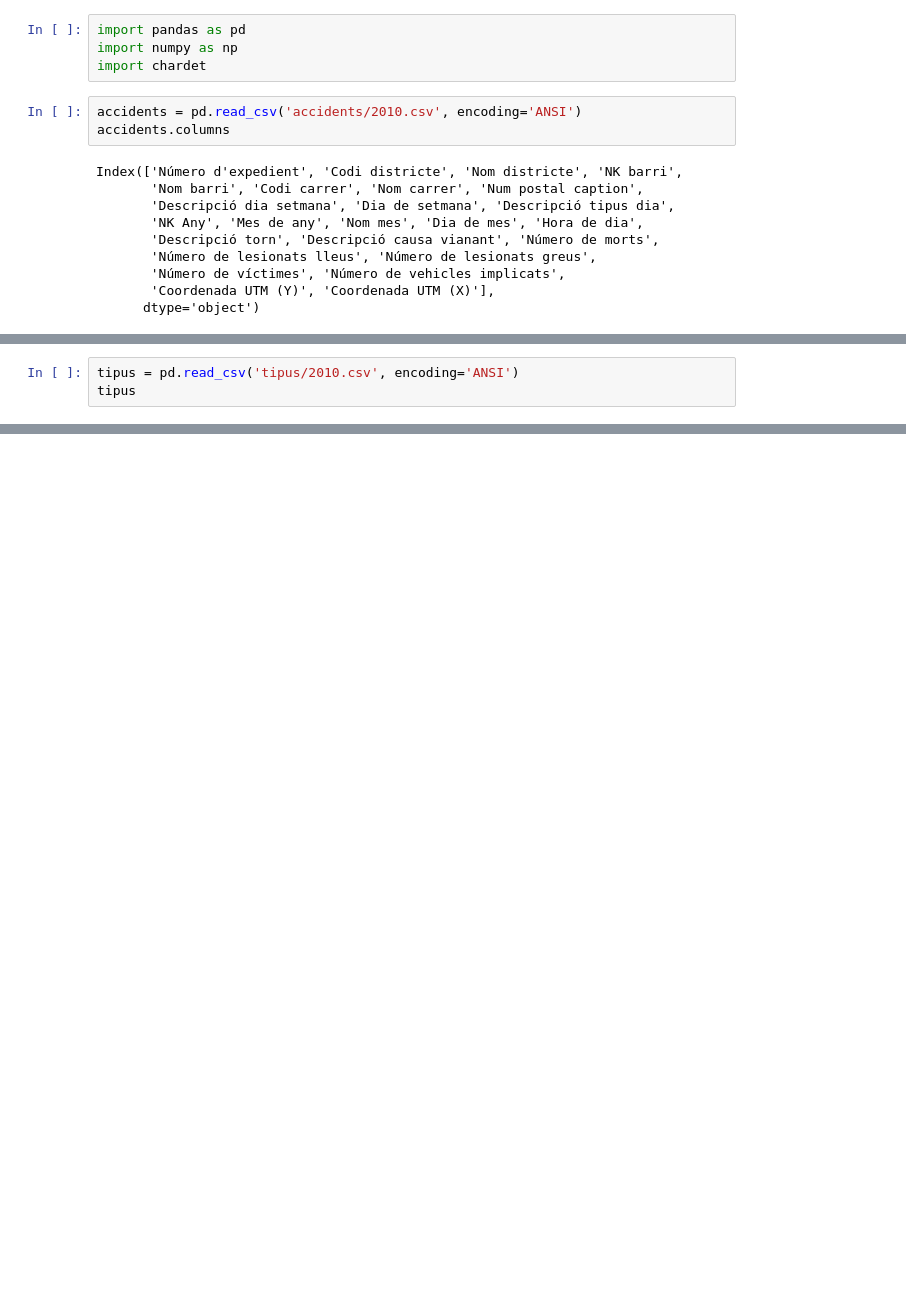
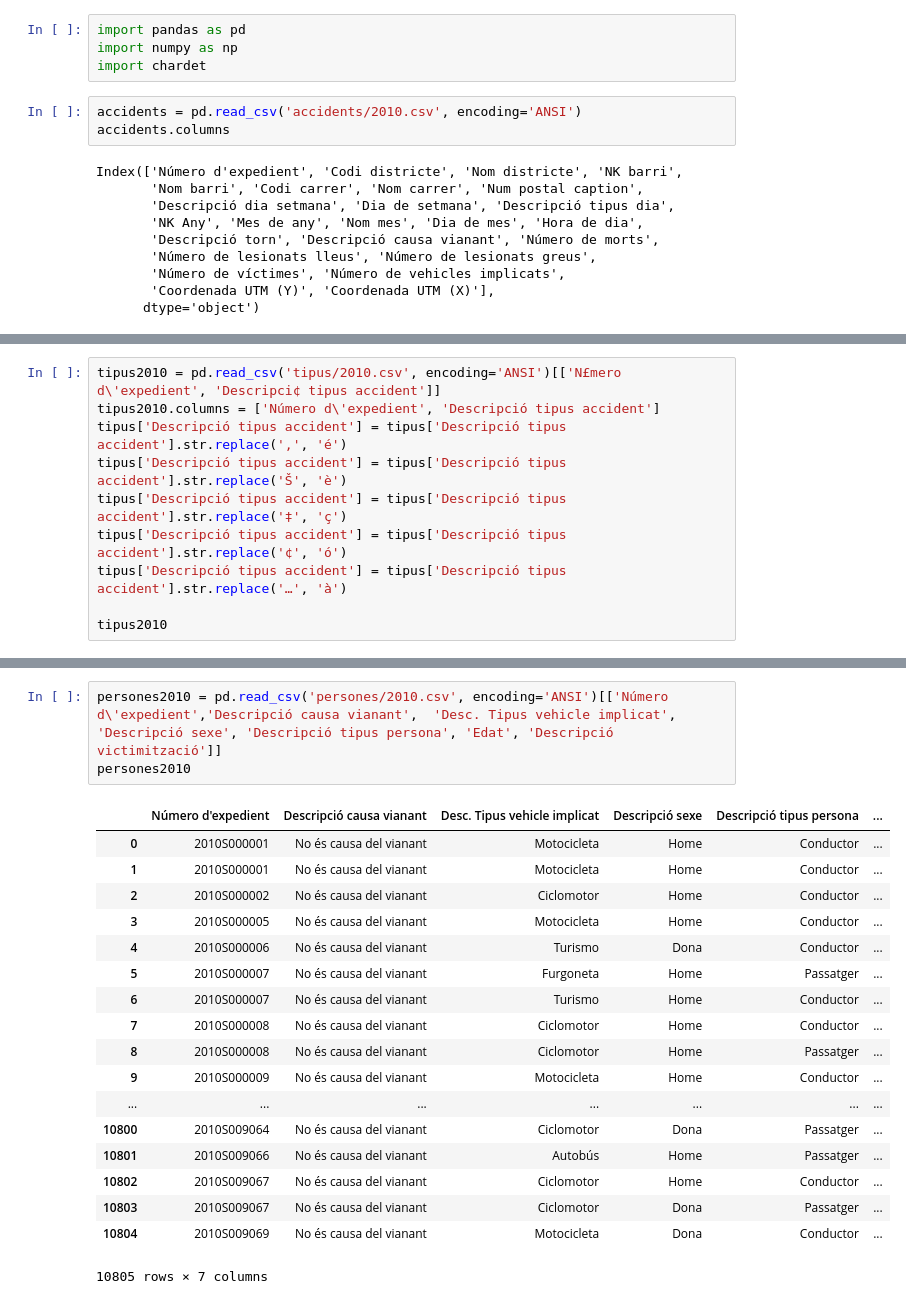
Before and after one commit to Doasy/AccidentsBCN, a Jupyter notebook: accidents_bcn.ipynb, the cells around one changed output, grey strips where cells are left out. Drawn from its saved outputs; the diff is of its cells as text; blank space fills up the shorter version.

```diff
--- a/accidents_bcn.ipynb
+++ b/accidents_bcn.ipynb
@@ -40,3 +17,0 @@ causes
-# %%
-tipus = pd.read_csv('tipus/2010.csv', encoding='ANSI')
-tipus
@@ -105,0 +45,10 @@ vehicles
+# %%
+tipus2010 = pd.read_csv('tipus/2010.csv', encoding='ANSI')[['N£mero d\'expedient', 'Descripci¢ tipus accident']]
+tipus2010.columns = ['Número d\'expedient', 'Descripció tipus accident']
+tipus['Descripció tipus accident'] = tipus['Descripció tipus accident'].str.replace('‚', 'é')
+tipus['Descripció tipus accident'] = tipus['Descripció tipus accident'].str.replace('Š', 'è')
+tipus['Descripció tipus accident'] = tipus['Descripció tipus accident'].str.replace('‡', 'ç')
+tipus['Descripció tipus accident'] = tipus['Descripció tipus accident'].str.replace('¢', 'ó')
+tipus['Descripció tipus accident'] = tipus['Descripció tipus accident'].str.replace('…', 'à')
+
+tipus2010
@@ -105,0 +74,22 @@ vehicles
+# %%
+persones2010 = pd.read_csv('persones/2010.csv', encoding='ANSI')[['Número d\'expedient','Descripció causa vianant',  'Desc. Tipus vehicle implicat', 'Descripció sexe', 'Descripció tipus persona', 'Edat', 'Descripció victimització']]
+persones2010
+# %% [output]
+|  | Número d'expedient | Descripció causa vianant | Desc. Tipus vehicle implicat | Descripció sexe | Descripció tipus persona | ... |
+| 0 | 2010S000001 | No és causa del vianant | Motocicleta | Home | Conductor | ... |
+| 1 | 2010S000001 | No és causa del vianant | Motocicleta | Home | Conductor | ... |
+| 2 | 2010S000002 | No és causa del vianant | Ciclomotor | Home | Conductor | ... |
+| 3 | 2010S000005 | No és causa del vianant | Motocicleta | Home | Conductor | ... |
+| 4 | 2010S000006 | No és causa del vianant | Turismo | Dona | Conductor | ... |
+| 5 | 2010S000007 | No és causa del vianant | Furgoneta | Home | Passatger | ... |
+| 6 | 2010S000007 | No és causa del vianant | Turismo | Home | Conductor | ... |
+| 7 | 2010S000008 | No és causa del vianant | Ciclomotor | Home | Conductor | ... |
+| 8 | 2010S000008 | No és causa del vianant | Ciclomotor | Home | Passatger | ... |
+| 9 | 2010S000009 | No és causa del vianant | Motocicleta | Home | Conductor | ... |
+| ... | ... | ... | ... | ... | ... | ... |
+| 10800 | 2010S009064 | No és causa del vianant | Ciclomotor | Dona | Passatger | ... |
+| 10801 | 2010S009066 | No és causa del vianant | Autobús | Home | Passatger | ... |
+| 10802 | 2010S009067 | No és causa del vianant | Ciclomotor | Home | Conductor | ... |
+| 10803 | 2010S009067 | No és causa del vianant | Ciclomotor | Dona | Passatger | ... |
+| 10804 | 2010S009069 | No és causa del vianant | Motocicleta | Dona | Conductor | ... |
+10805 rows × 7 columns
```
Also changed, not shown: parts of 7 cells of this notebook.
